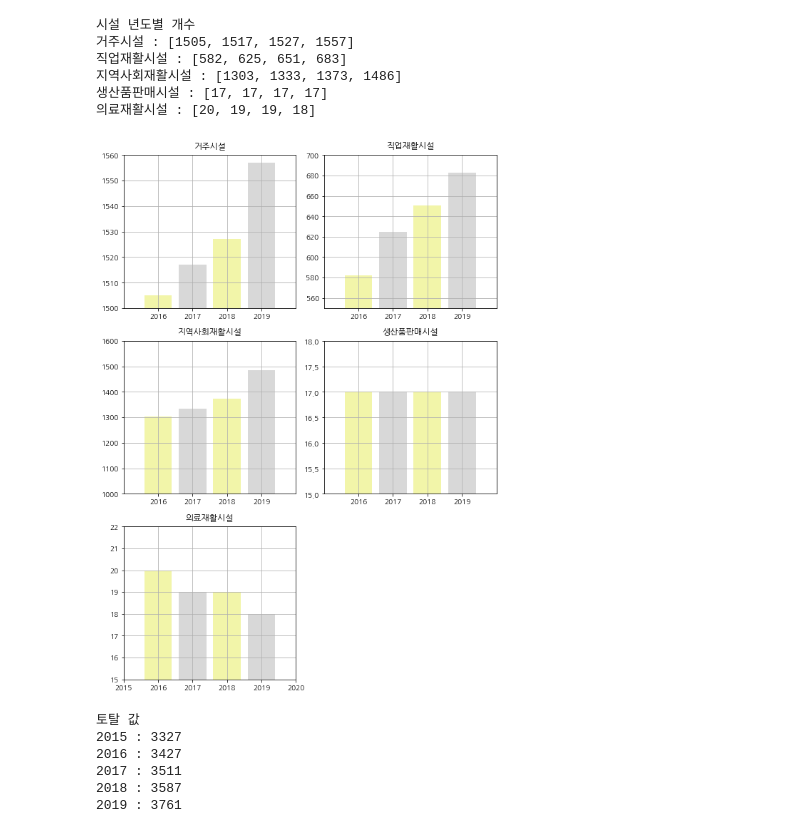
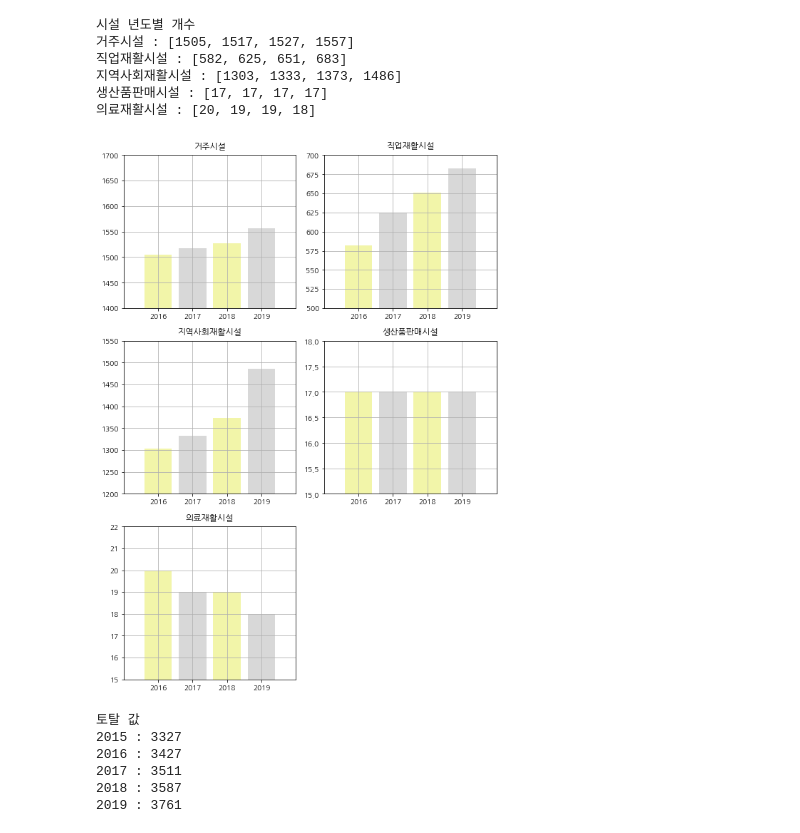
Before and after one commit to modeep/the-modeep, a Jupyter notebook: welfarefacility/welfarefacility.ipynb, the cells around one changed output. Saved outputs shown, nothing was run; the diff lists cells and outputs as text; code cells hidden in the pictures.

```diff
--- a/welfarefacility/welfarefacility.ipynb
+++ b/welfarefacility/welfarefacility.ipynb
@@ -66,7 +66,7 @@ plt.xticks(x)
 gp1 = plt.subplot(321)
 graph1 = plt.bar(x, cat1, color=['#F2F5A9', '#D8D8D8', '#F2F5A9', '#D8D8D8'])
 plt.grid(True)
-gp1.axis([2015, 2020, 1500, 1560])
+gp1.axis([2015, 2020, 1400, 1700])
 plt.title("거주시설", loc='center', pad=10)
 
 # 직업재활시설
@@ -74,38 +74,39 @@ plt.xticks(x)
 gp2 = plt.subplot(322)
 graph2 = plt.bar(x, cat2, color=['#F2F5A9', '#D8D8D8', '#F2F5A9', '#D8D8D8'])
 plt.grid(True)
-gp2.axis([2015, 2020, 550, 700])
+gp2.axis([2015, 2020, 500, 700])
 plt.title("직업재활시설", loc='center', pad=10)
 
 # 지역사회재활시설
 plt.xticks(x)
 gp3 = plt.subplot(323)
 graph3 = plt.bar(x, cat3, color=['#F2F5A9', '#D8D8D8', '#F2F5A9', '#D8D8D8'])
 plt.grid(True)
-gp3.axis([2015, 2020, 1000, 1600])
+gp3.axis([2015, 2020, 1200, 1550])
 plt.title("지역사회재활시설", loc='center', pad=10)
 
 # 생산품판매시설
 plt.xticks(x)
 gp4 = plt.subplot(324)
 graph4 = plt.bar(x, cat4, color=['#F2F5A9', '#D8D8D8', '#F2F5A9', '#D8D8D8'])
 plt.grid(True)
 gp4.axis([2015, 2020, 15, 18])
 plt.title("생산품판매시설", loc='center', pad=10)
 
 # 의료재활시설
 plt.xticks(x)
 gp5 = plt.subplot(325)
 graph5 = plt.bar(x, cat5, color=['#F2F5A9', '#D8D8D8', '#F2F5A9', '#D8D8D8'])
 plt.grid(True)
 gp5.axis([2015, 2020, 15, 22])
 plt.title("의료재활시설", loc='center', pad=10)
+plt.xticks(x)
 
 plt.tight_layout()
 # plt.show()
 plt.savefig('장애인복지시설현황 개별 시각화.png', dpi=200, facecolor='#FFFFFF')
 # %% [output]
-[figure, old version]
+[figure, new version]
 # %%
 # 년도별 토탈값
 total_2015 = 3327
```
